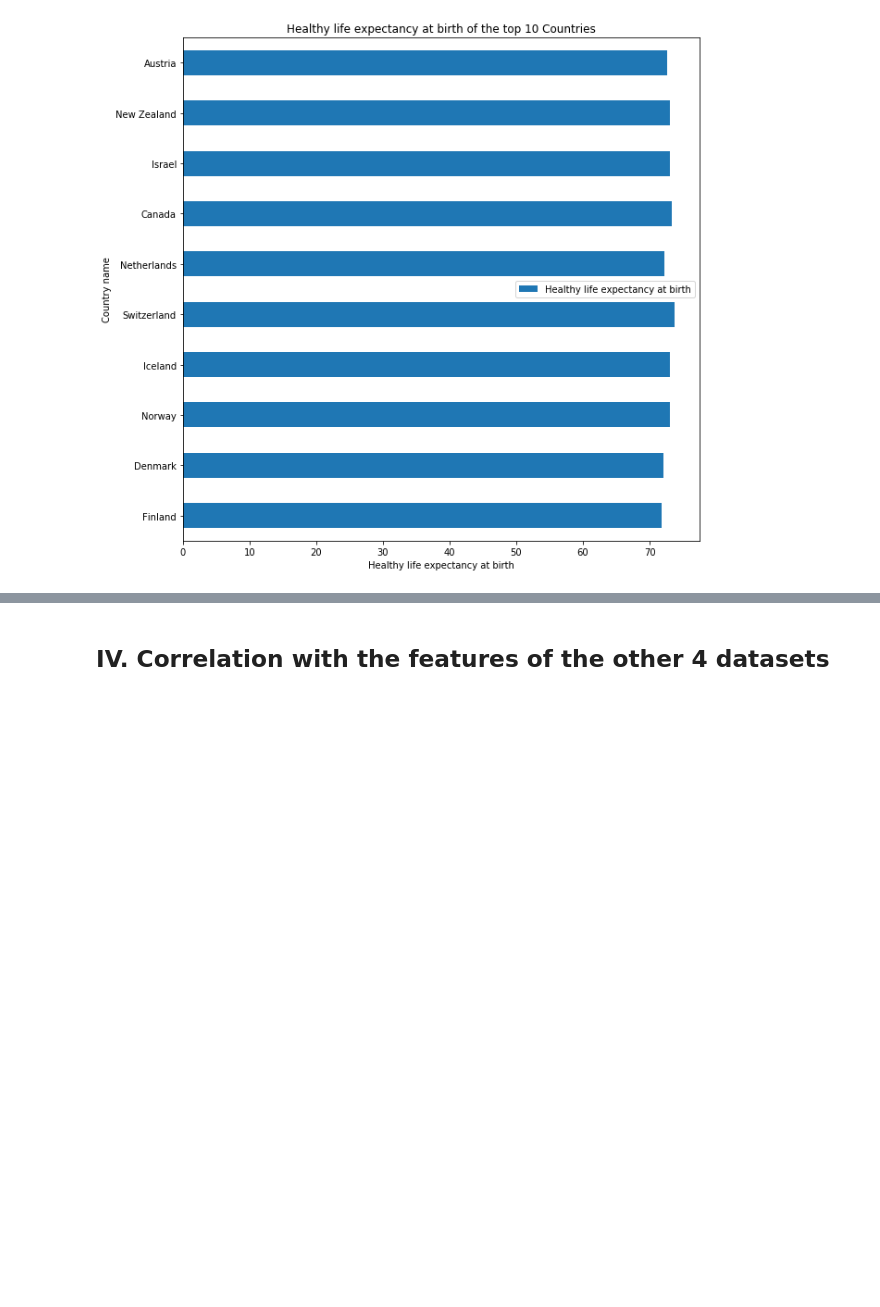
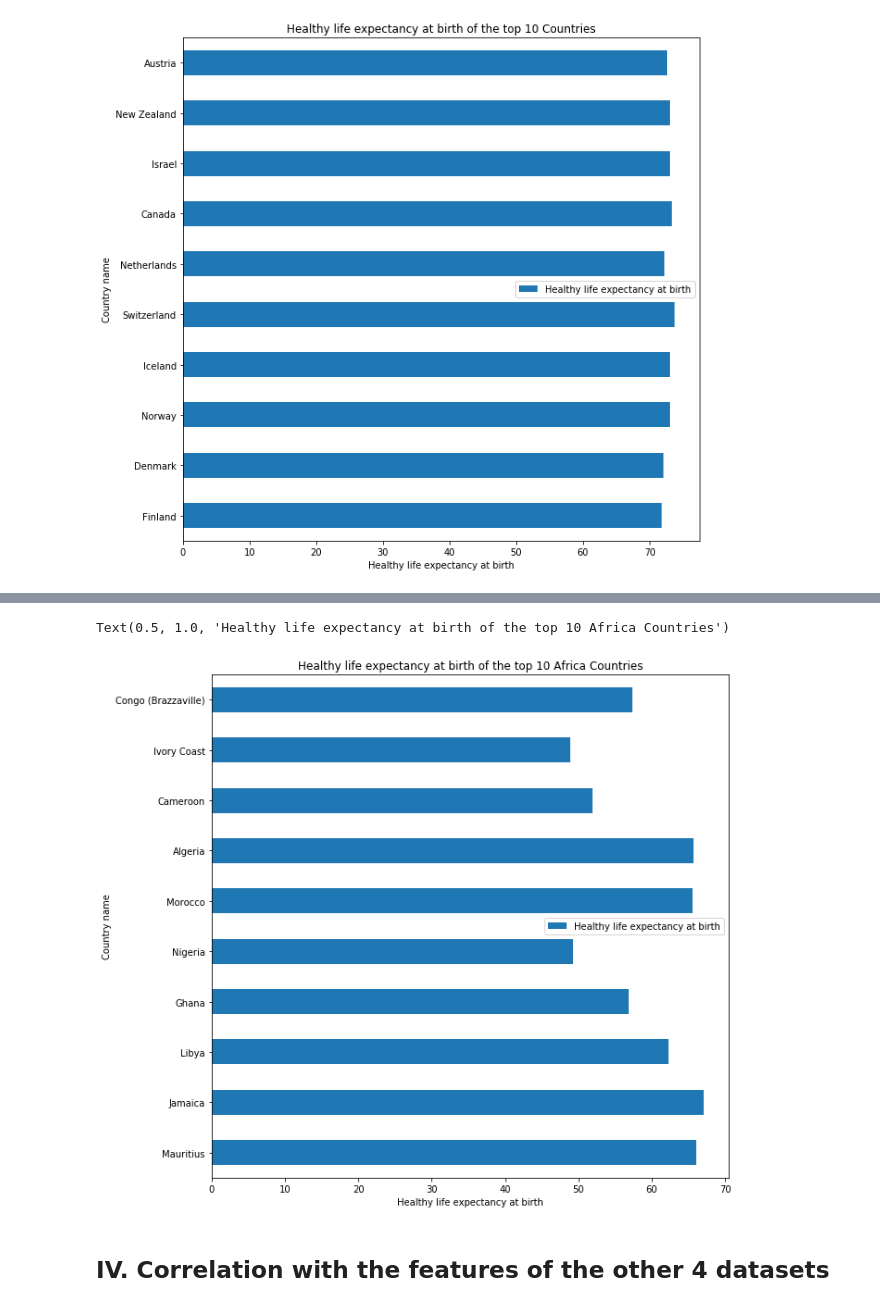
Before and after one commit to hackan98/DMML2019_Team_Nestle, a Jupyter notebook: code/HappinessProjectNestle.ipynb, the cells around one changed output, grey strips where cells are left out. Saved outputs shown, nothing was run; the diff lists cells and outputs as text; code cells hidden in the pictures; blank space fills up the shorter version.

```diff
--- a/code/HappinessProjectNestle.ipynb
+++ b/code/HappinessProjectNestle.ipynb
@@ -861,3 +926,10 @@ Text(0.5, 1.0, 'Healthy life expectancy at birth of the top 10 Countries')
+# %%
+ax = df5_WHR.head(10).plot.barh(x='Country name', y='Healthy life expectancy at birth', figsize= (10, 10))
+plt.xlabel("Healthy life expectancy at birth")
+plt.title('Healthy life expectancy at birth of the top 10 Africa Countries')
+# %% [output]
+Text(0.5, 1.0, 'Healthy life expectancy at birth of the top 10 Africa Countries')
+[figure, added]
 # %% [markdown]
 ## IV. Correlation with the features of the other 4 datasets
 # %% [markdown]
```
Also changed, not shown: parts of 5 cells of this notebook.
